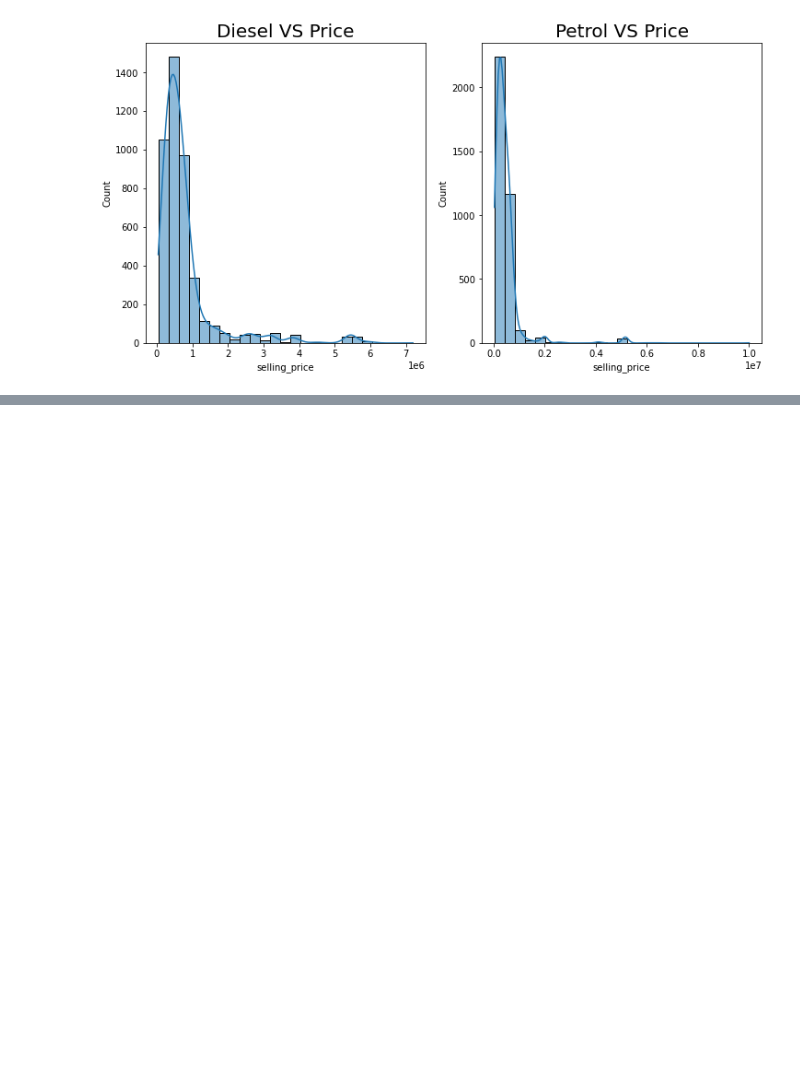
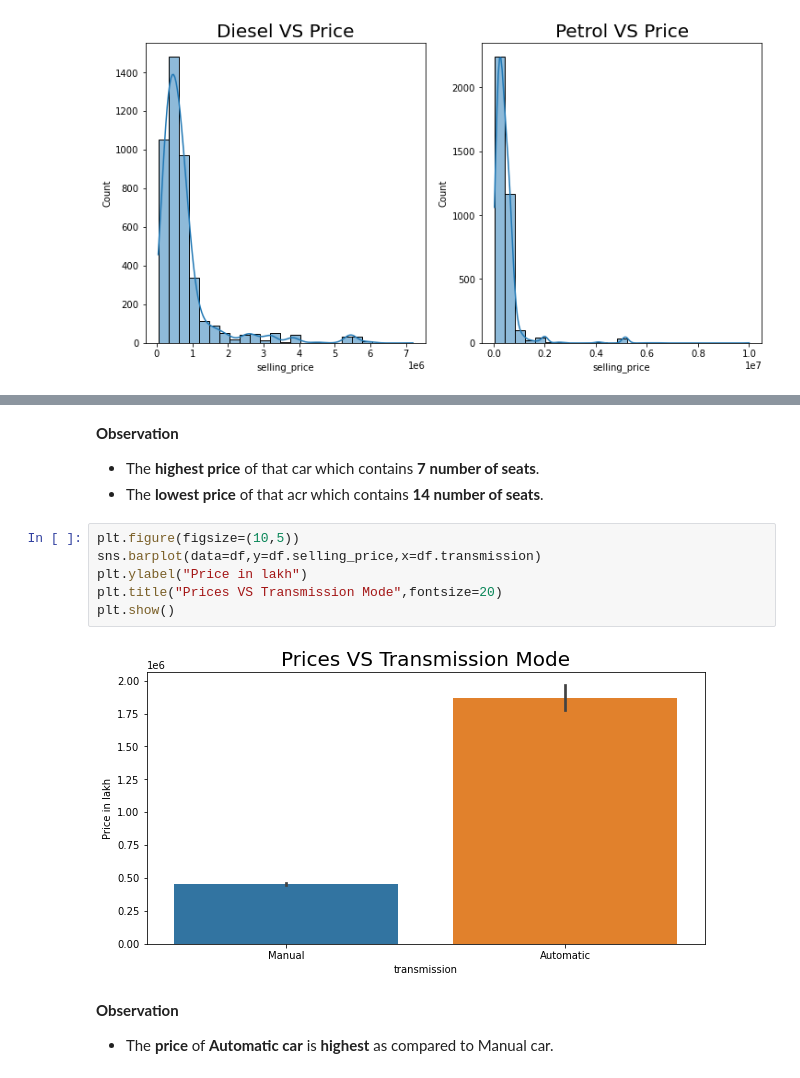
Before and after one commit to Sialsanwal/Data-Science, a Jupyter notebook: Machine learning Model/Regression Model/Project 1/Car Price EDA.ipynb, the cells around one changed output, grey strips where cells are left out. Drawn from its saved outputs; the diff is of its cells as text; blank space fills up the shorter version.

```diff
--- a/Machine learning Model/Regression Model/Project 1/Car Price EDA.ipynb
+++ b/Machine learning Model/Regression Model/Project 1/Car Price EDA.ipynb
@@ -267,0 +279,15 @@ sns.lineplot(data=df,x=df.year,y=df.selling_price,hue=df.fuel,markers=True)
+# %% [markdown]
+**Observation**
+- The **highest price** of that car which contains **7 number of seats**.
+- The **lowest price** of that acr which contains **14 number of seats**.
+# %%
+plt.figure(figsize=(10,5))
+sns.barplot(data=df,y=df.selling_price,x=df.transmission)
+plt.ylabel("Price in lakh")
+plt.title("Prices VS Transmission Mode",fontsize=20)
+plt.show()
+# %% [output]
+[figure, added]
+# %% [markdown]
+**Observation**
+- The **price** of **Automatic car** is **highest** as compared to Manual car.
```
Also changed, not shown: parts of 5 cells of this notebook.
